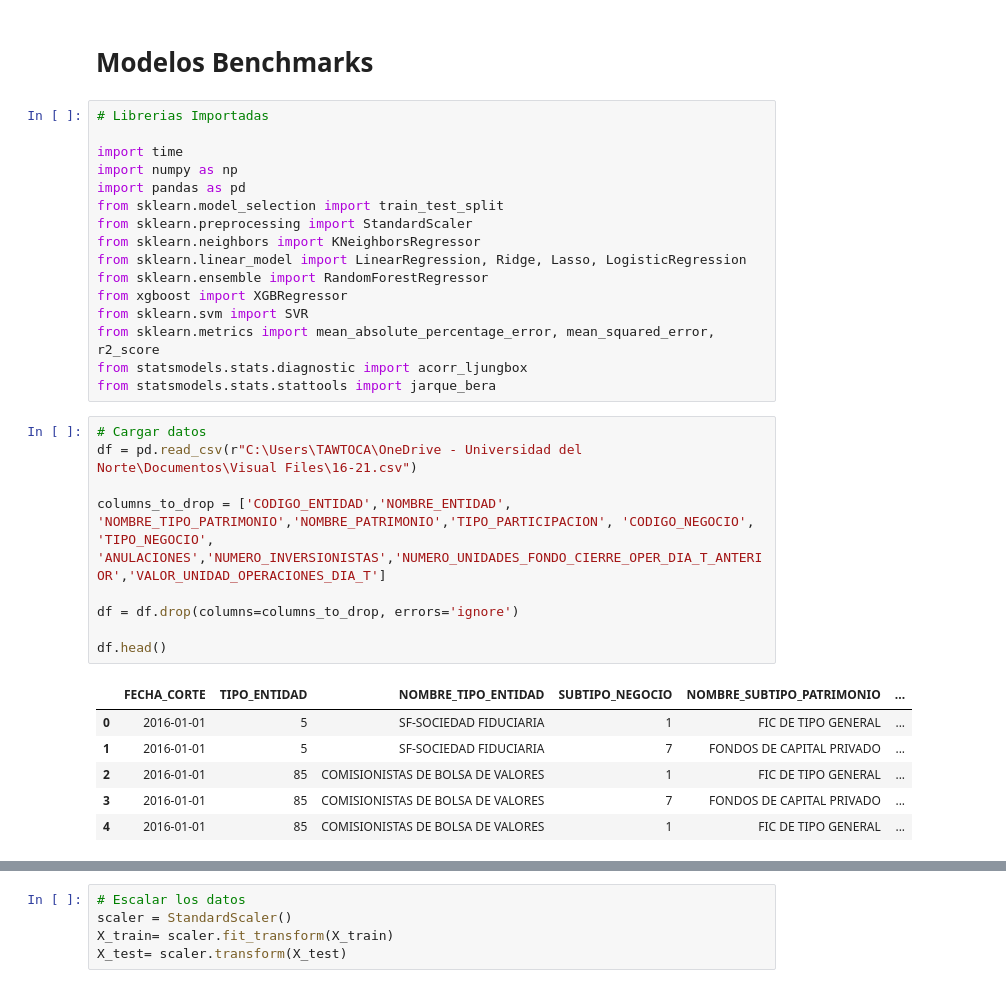
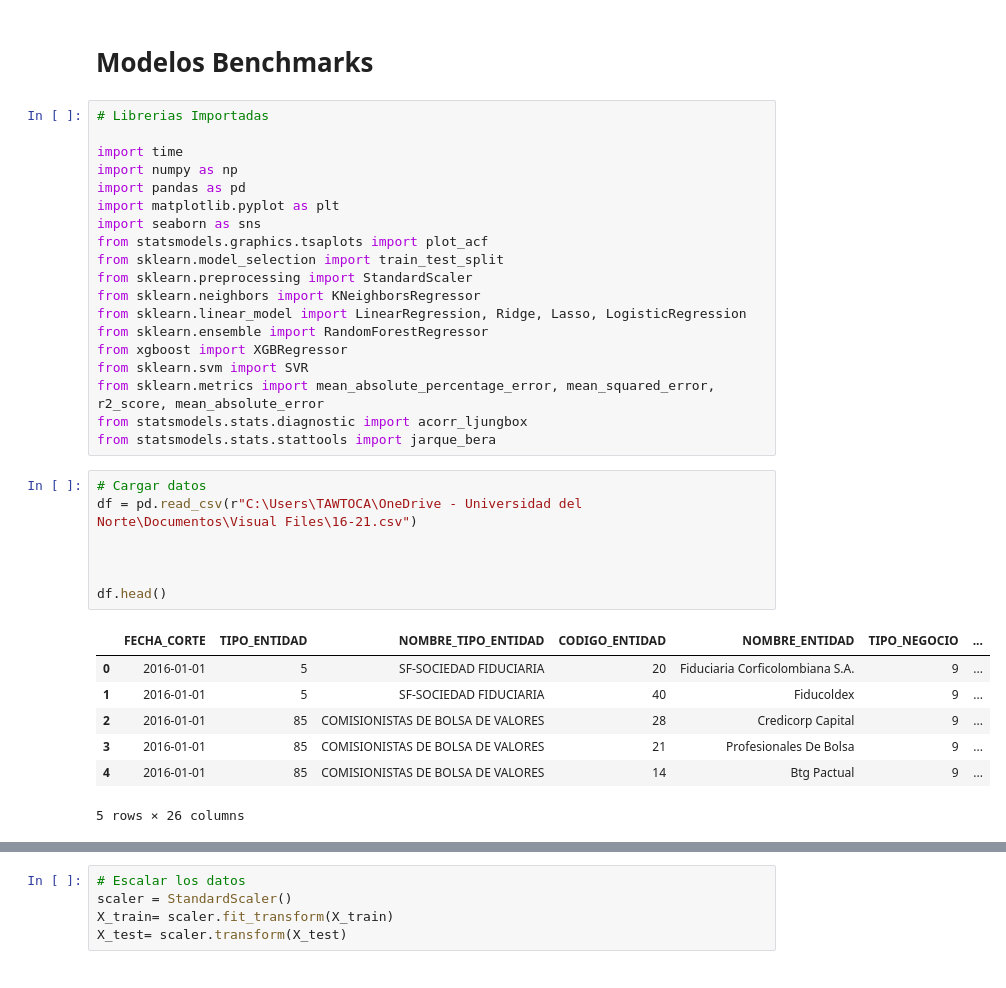
Before and after one commit to TawnyVTC/EDA, a Jupyter notebook: models.ipynb, the cells around one changed output, grey strips where cells are left out. Saved outputs shown, nothing was run; the diff lists cells and outputs as text.

```diff
--- a/models.ipynb
+++ b/models.ipynb
@@ -6,6 +6,9 @@
 import time
 import numpy as np
 import pandas as pd
+import matplotlib.pyplot as plt
+import seaborn as sns
+from statsmodels.graphics.tsaplots import plot_acf
 from sklearn.model_selection import train_test_split
 from sklearn.preprocessing import StandardScaler
 from sklearn.neighbors import KNeighborsRegressor
@@ -13,22 +16,21 @@ from sklearn.linear_model import LinearRegression, Ridge, Lasso, LogisticRegress
 from sklearn.ensemble import RandomForestRegressor
 from xgboost import XGBRegressor
 from sklearn.svm import SVR
-from sklearn.metrics import mean_absolute_percentage_error, mean_squared_error, r2_score
+from sklearn.metrics import mean_absolute_percentage_error, mean_squared_error, r2_score, mean_absolute_error
 from statsmodels.stats.diagnostic import acorr_ljungbox
 from statsmodels.stats.stattools import jarque_bera
 # %%
 # Cargar datos
 df = pd.read_csv(r"C:\Users\TAWTOCA\OneDrive - Universidad del Norte\Documentos\Visual Files\16-21.csv")
 
-columns_to_drop = ['CODIGO_ENTIDAD','NOMBRE_ENTIDAD', 'NOMBRE_TIPO_PATRIMONIO','NOMBRE_PATRIMONIO','TIPO_PARTICIPACION', 'CODIGO_NEGOCIO', 'TIPO_NEGOCIO', 'ANULACIONES','NUMERO_INVERSIONISTAS','NUMERO_UNIDADES_FONDO_CIERRE_OPER_DIA_T_ANTERIOR','VALOR_UNIDAD_OPERACIONES_DIA_T']
 
-df = df.drop(columns=columns_to_drop, errors='ignore')
 
 df.head()
 # %% [output]
-|  | FECHA_CORTE | TIPO_ENTIDAD | NOMBRE_TIPO_ENTIDAD | SUBTIPO_NEGOCIO | NOMBRE_SUBTIPO_PATRIMONIO | ... |
-| 0 | 2016-01-01 | 5 | SF-SOCIEDAD FIDUCIARIA | 1 | FIC DE TIPO GENERAL | ... |
-| 1 | 2016-01-01 | 5 | SF-SOCIEDAD FIDUCIARIA | 7 | FONDOS DE CAPITAL PRIVADO | ... |
-| 2 | 2016-01-01 | 85 | COMISIONISTAS DE BOLSA DE VALORES | 1 | FIC DE TIPO GENERAL | ... |
-| 3 | 2016-01-01 | 85 | COMISIONISTAS DE BOLSA DE VALORES | 7 | FONDOS DE CAPITAL PRIVADO | ... |
-| 4 | 2016-01-01 | 85 | COMISIONISTAS DE BOLSA DE VALORES | 1 | FIC DE TIPO GENERAL | ... |
+|  | FECHA_CORTE | TIPO_ENTIDAD | NOMBRE_TIPO_ENTIDAD | CODIGO_ENTIDAD | NOMBRE_ENTIDAD | TIPO_NEGOCIO | ... |
+| 0 | 2016-01-01 | 5 | SF-SOCIEDAD FIDUCIARIA | 20 | Fiduciaria Corficolombiana S.A. | 9 | ... |
+| 1 | 2016-01-01 | 5 | SF-SOCIEDAD FIDUCIARIA | 40 | Fiducoldex | 9 | ... |
+| 2 | 2016-01-01 | 85 | COMISIONISTAS DE BOLSA DE VALORES | 28 | Credicorp Capital | 9 | ... |
+| 3 | 2016-01-01 | 85 | COMISIONISTAS DE BOLSA DE VALORES | 21 | Profesionales De Bolsa | 9 | ... |
+| 4 | 2016-01-01 | 85 | COMISIONISTAS DE BOLSA DE VALORES | 14 | Btg Pactual | 9 | ... |
+5 rows × 26 columns
```
Also changed, not shown: parts of 17 cells of this notebook, 1 other file.
